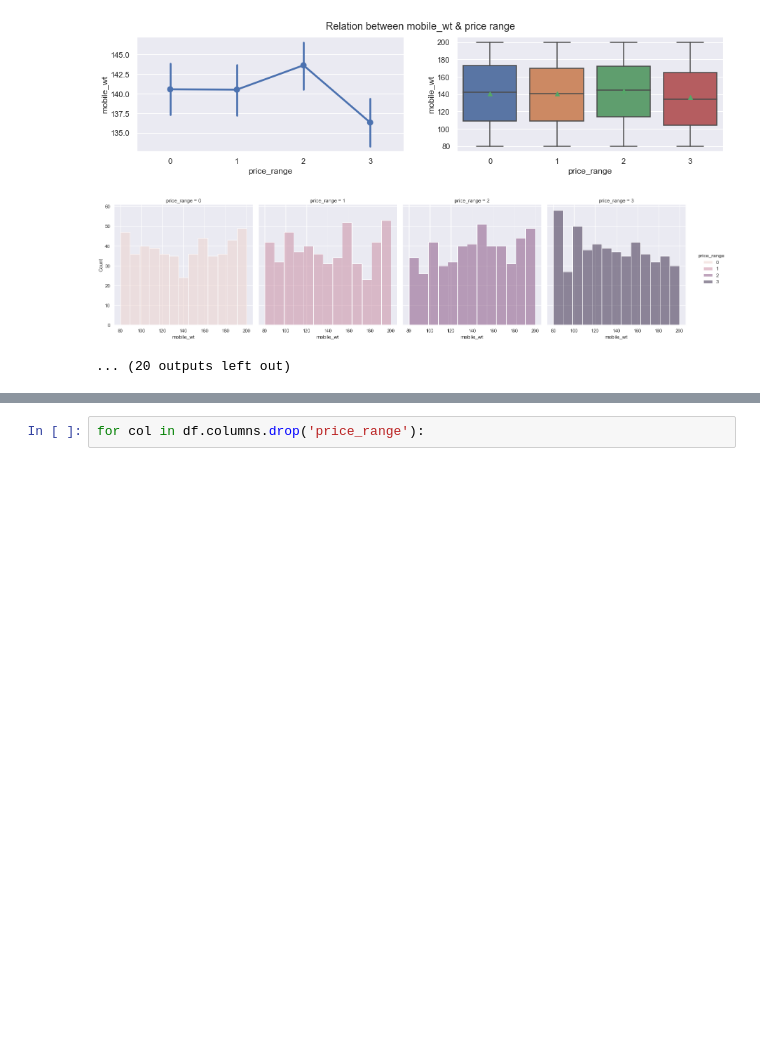
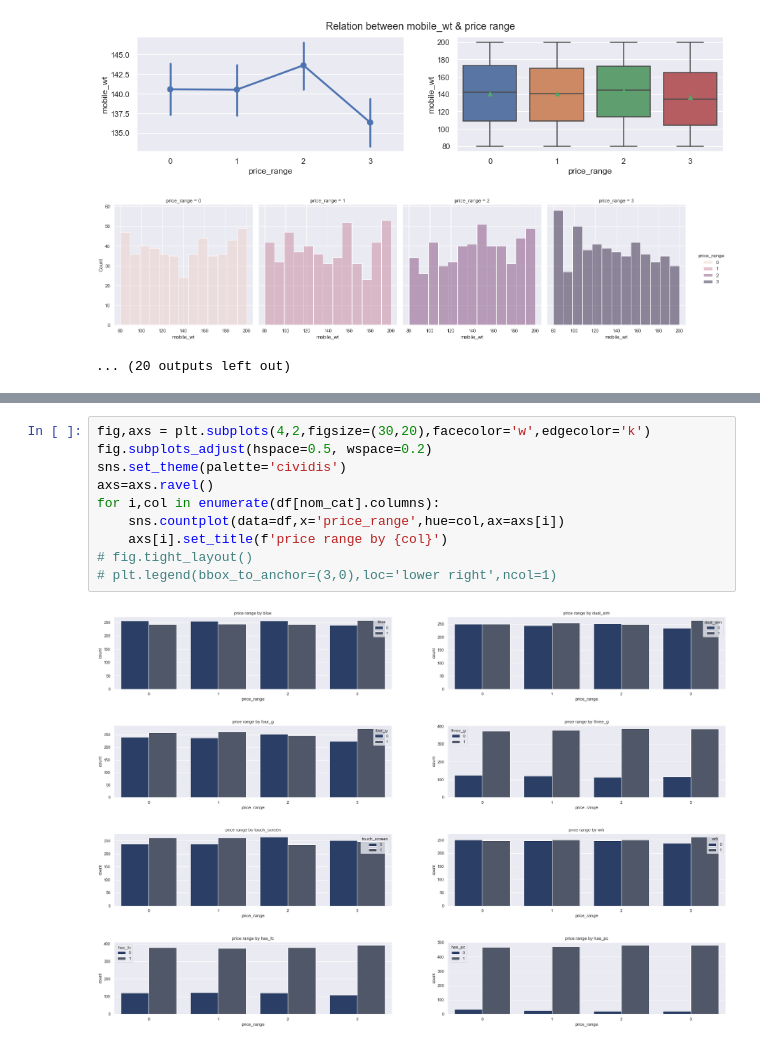
Before and after one commit to esraagamal-111/MobilePriceClassification, a Jupyter notebook: Mobile Price Classification.ipynb, the cells around one changed output, grey strips where cells are left out. Saved outputs shown, nothing was run; the diff lists cells and outputs as text; blank space fills up the shorter version.

```diff
--- a/Mobile Price Classification.ipynb
+++ b/Mobile Price Classification.ipynb
@@ -1032,2 +1042,12 @@ for col in df[ord_cat].columns.drop('price_range'):
 # %%
-for col in df.columns.drop('price_range'):
+fig,axs = plt.subplots(4,2,figsize=(30,20),facecolor='w',edgecolor='k')
+fig.subplots_adjust(hspace=0.5, wspace=0.2)
+sns.set_theme(palette='cividis')
+axs=axs.ravel()
+for i,col in enumerate(df[nom_cat].columns):
+    sns.countplot(data=df,x='price_range',hue=col,ax=axs[i])
+    axs[i].set_title(f'price range by {col}')
+# fig.tight_layout()
+# plt.legend(bbox_to_anchor=(3,0),loc='lower right',ncol=1)
+# %% [output]
+[figure, added]
```
Also changed, not shown: parts of 4 cells of this notebook.
